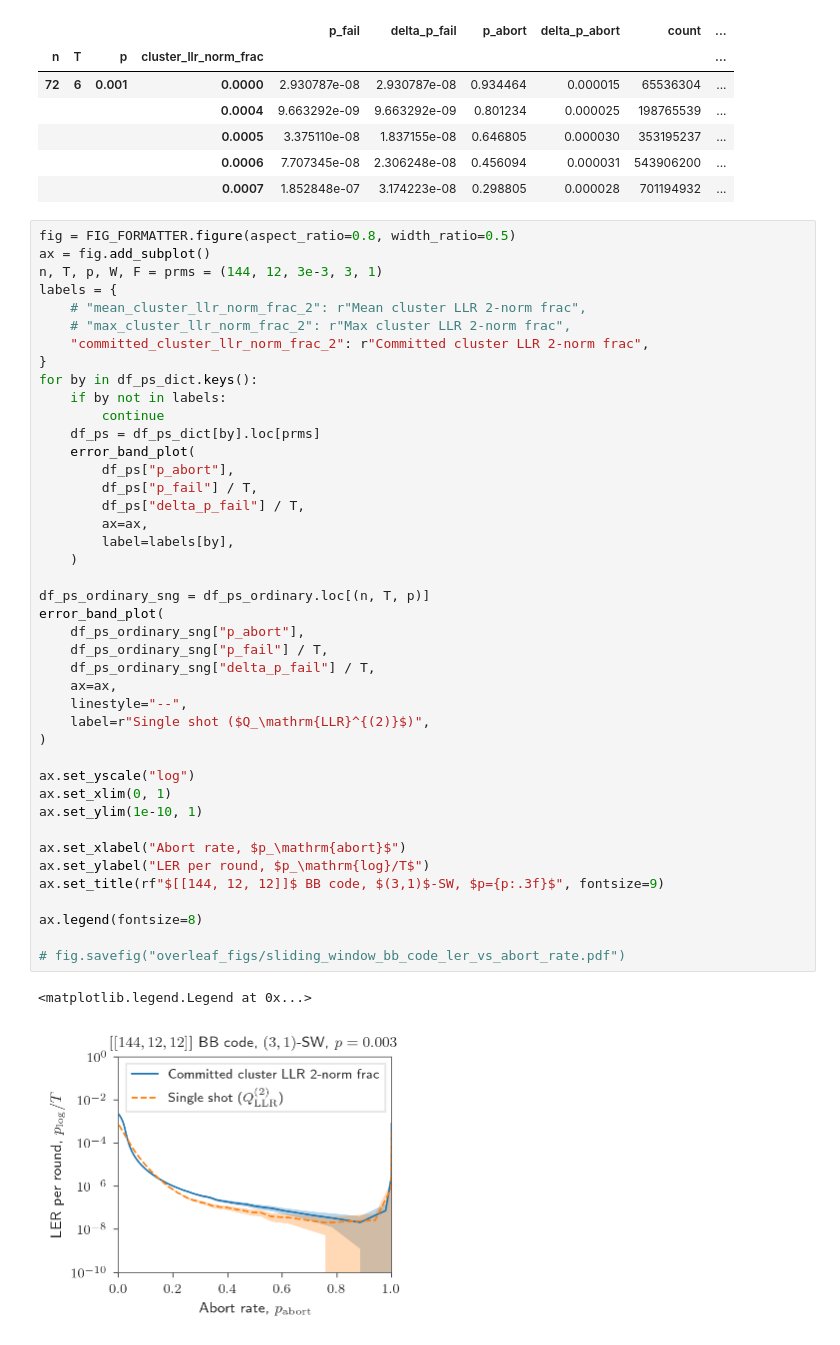
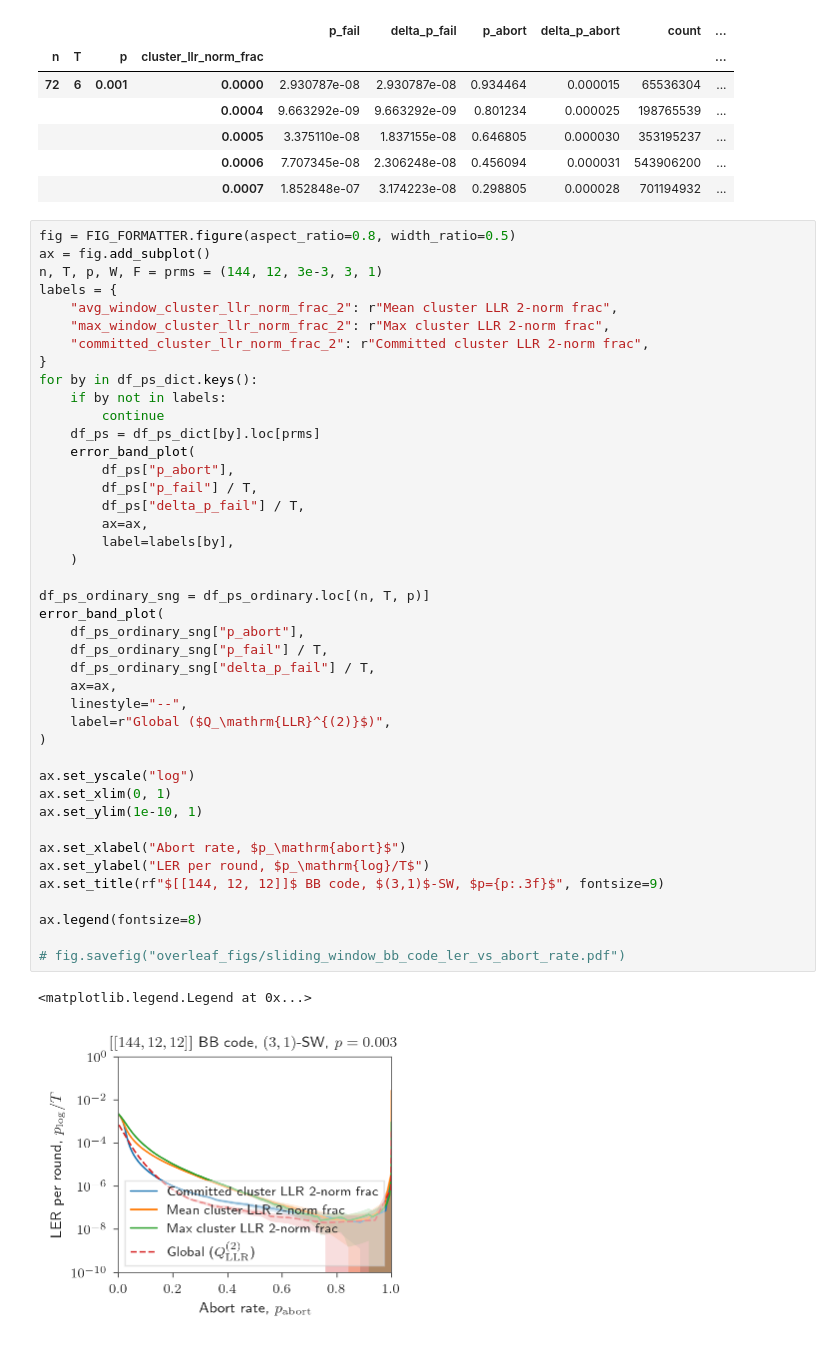
Before and after one commit to seokhyung-lee/ldpc-post-selection, a Jupyter notebook: simulations/analysis/notebooks/sliding_window_analysis.ipynb, the cells around one changed output. Saved outputs shown, nothing was run; the diff lists cells and outputs as text.

```diff
--- a/simulations/analysis/notebooks/sliding_window_analysis.ipynb
+++ b/simulations/analysis/notebooks/sliding_window_analysis.ipynb
@@ -120,8 +120,8 @@ fig = FIG_FORMATTER.figure(aspect_ratio=0.8, width_ratio=0.5)
 ax = fig.add_subplot()
 n, T, p, W, F = prms = (144, 12, 3e-3, 3, 1)
 labels = {
-    # "mean_cluster_llr_norm_frac_2": r"Mean cluster LLR 2-norm frac",
-    # "max_cluster_llr_norm_frac_2": r"Max cluster LLR 2-norm frac",
+    "avg_window_cluster_llr_norm_frac_2": r"Mean cluster LLR 2-norm frac",
+    "max_window_cluster_llr_norm_frac_2": r"Max cluster LLR 2-norm frac",
     "committed_cluster_llr_norm_frac_2": r"Committed cluster LLR 2-norm frac",
 }
 for by in df_ps_dict.keys():
@@ -131,35 +131,35 @@ for by in df_ps_dict.keys():
     error_band_plot(
         df_ps["p_abort"],
         df_ps["p_fail"] / T,
         df_ps["delta_p_fail"] / T,
         ax=ax,
         label=labels[by],
     )
 
 df_ps_ordinary_sng = df_ps_ordinary.loc[(n, T, p)]
 error_band_plot(
     df_ps_ordinary_sng["p_abort"],
     df_ps_ordinary_sng["p_fail"] / T,
     df_ps_ordinary_sng["delta_p_fail"] / T,
     ax=ax,
     linestyle="--",
-    label=r"Single shot ($Q_\mathrm{LLR}^{(2)}$)",
+    label=r"Global ($Q_\mathrm{LLR}^{(2)}$)",
 )
 
 ax.set_yscale("log")
 ax.set_xlim(0, 1)
 ax.set_ylim(1e-10, 1)
 
 ax.set_xlabel("Abort rate, $p_\mathrm{abort}$")
 ax.set_ylabel("LER per round, $p_\mathrm{log}/T$")
 ax.set_title(rf"$[[144, 12, 12]]$ BB code, $(3,1)$-SW, $p={p:.3f}$", fontsize=9)
 
 ax.legend(fontsize=8)
 
 # fig.savefig("overleaf_figs/sliding_window_bb_code_ler_vs_abort_rate.pdf")
 # %% [output]
 <matplotlib.legend.Legend at 0x...>
-[figure, old version]
+[figure, new version]
 # %%
 import matplotlib.pyplot as plt
 import pandas as pd
```
Also changed, not shown: parts of 1 cell of this notebook, 4 other files.
